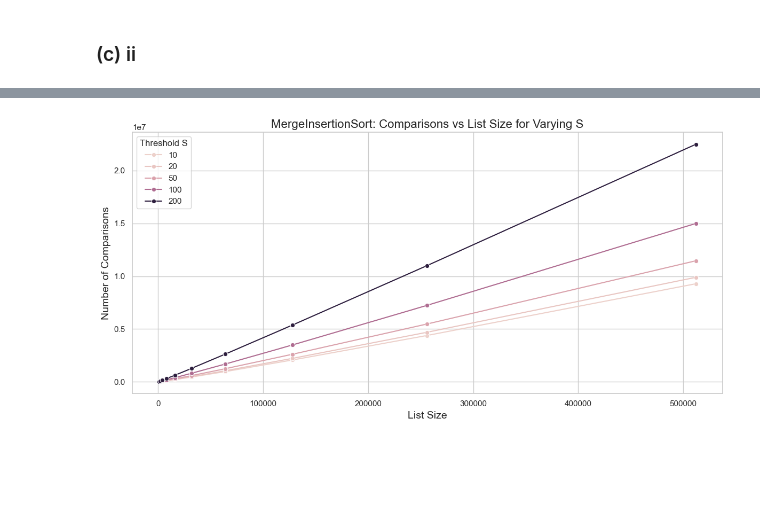
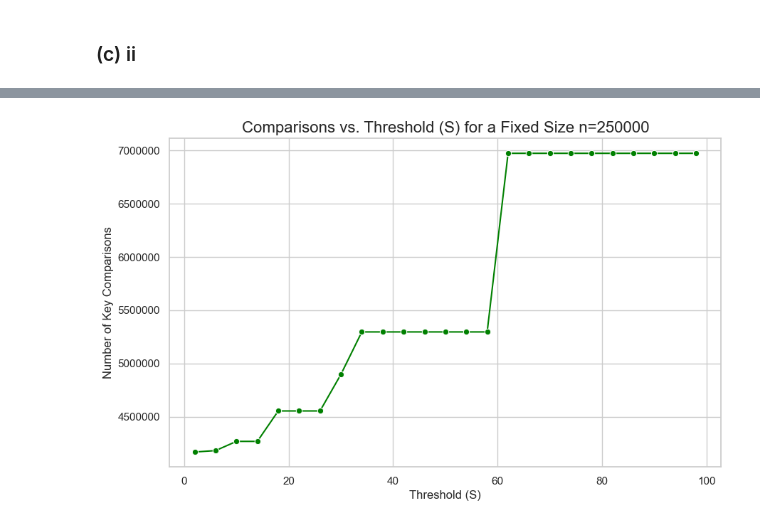
Before and after one commit to M00dler/SC2001_Lab_Team_5, a Jupyter notebook: Lab1.ipynb, the cells around one changed output, grey strips where cells are left out. Drawn from its saved outputs; the diff is of its cells as text; code cells hidden in the pictures; blank space fills up the shorter version.

Commit message:
gemini helped. analysis added as markdown. Updated graphs and code

```diff
--- a/Lab1.ipynb
+++ b/Lab1.ipynb
@@ -213,16 +254,24 @@ S: 20, Size: 2000, Comparisons: 22619
 # %%
-sns.set(style="whitegrid", context="notebook")
+import matplotlib.pyplot as plt
+import seaborn as sns
 
-plt.figure(figsize=(12, 6))
 
-# Multiple lines: one per value of S
-sns.lineplot(data=df, x='Size', y='Comparisons', hue='S', marker='o')
+sns.set_theme(style="whitegrid", context="notebook")
 
-plt.title("MergeInsertionSort: Comparisons vs List Size for Varying S", fontsize=16)
-plt.xlabel("List Size", fontsize=14)
-plt.ylabel("Number of Comparisons", fontsize=14)
-plt.legend(title="Threshold S")
-plt.tight_layout()
+
+plt.figure(figsize=(10, 6))
+
+
+sns.lineplot(data=df_cii, x='S', y='Comparisons', marker='o', color='green')
+
+
+plt.title(f"Comparisons vs. Threshold (S) for a Fixed Size n={fixed_n}", fontsize=16)
+plt.xlabel("Threshold (S)", fontsize=12)
+plt.ylabel("Number of Key Comparisons", fontsize=12)
+
+
+plt.ticklabel_format(style='plain', axis='y')
+
 plt.show()
 # %% [output]
-[figure, old version]
+[figure, new version]
```
Also changed, not shown: parts of 14 cells of this notebook, 1 other file.
